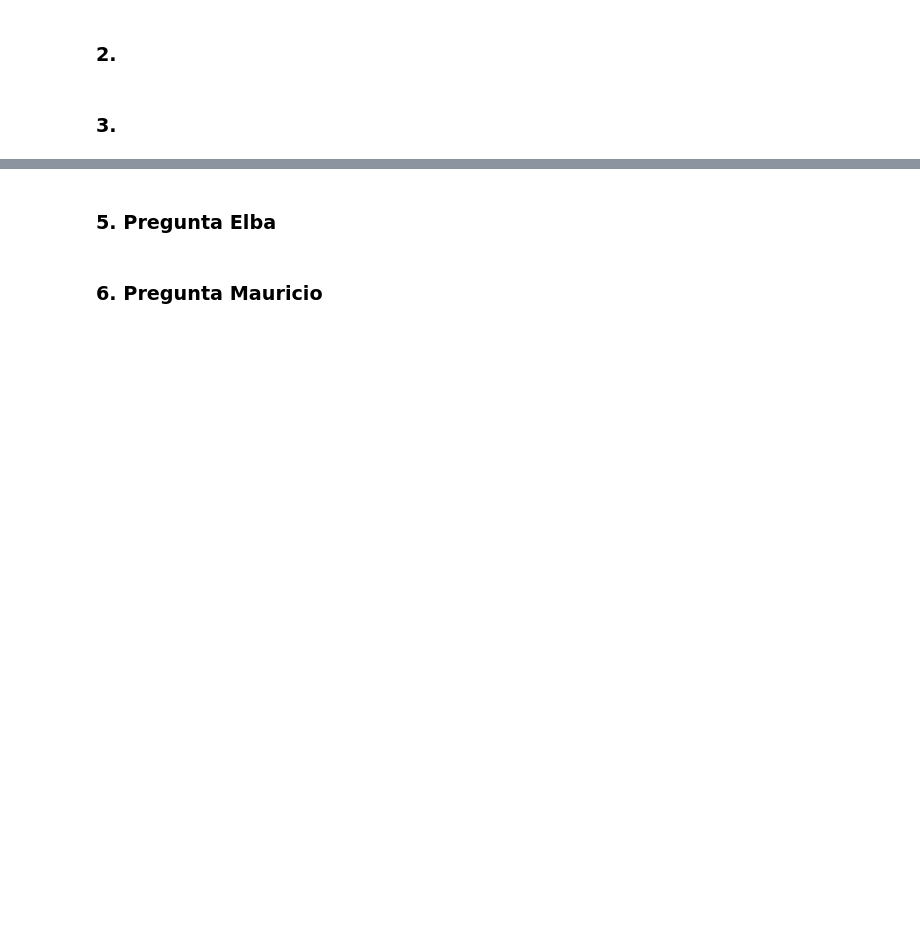
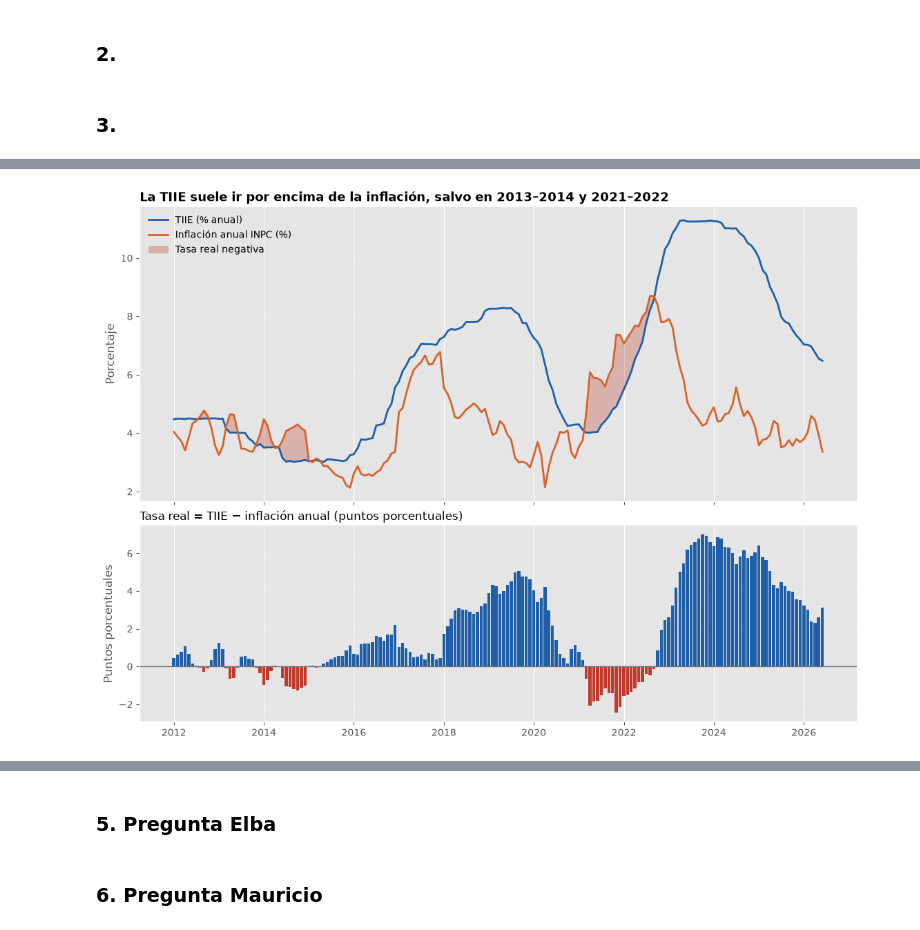
Before and after one commit to mauriciozimag/PyEconGDL, a Jupyter notebook: notebooks/reporte_de_proyecto.ipynb, the cells around one changed output, grey strips where cells are left out. Saved outputs shown, nothing was run; the diff lists cells and outputs as text; code cells hidden in the pictures; blank space fills up the shorter version.

Commit message:
Se trabajó en una pregunta de análisis. Se generó la carpeta pregunta2, donde se generaron los .png de las gráficas de dicha pregunta analítica. Se actualizó el requirements.txt

```diff
--- a/notebooks/reporte_de_proyecto.ipynb
+++ b/notebooks/reporte_de_proyecto.ipynb
@@ -43,0 +318,37 @@ PARQUET_PATH = Path("../data/processed/NOMBRE_DEL_ARCHIVO.parquet")  # TODO: cam
+# %%
+import os
+os.makedirs("../docs/pregunta2", exist_ok=True)
+
+AZUL, NARANJA, ROJO, GRIS = "#1F5FA8", "#D9622B", "#C0392B", "#6B7280"
+
+pdf["FECHA"] = pd.to_datetime(pdf["CICLO"] + "-01")
+neg_mask = (pdf["TASA_REAL"] < 0).to_numpy()
+
+fig, (ax1, ax2) = plt.subplots(2, 1, figsize=(11, 8), sharex=True, constrained_layout=True,
+                               gridspec_kw={"height_ratios": [3, 2]})
+
+# Panel 1: TIIE vs inflación anual
+ax1.plot(pdf["FECHA"], pdf["TIIE"], color=AZUL, lw=2, label="TIIE (% anual)")
+ax1.plot(pdf["FECHA"], pdf["INFLACION_ANUAL"], color=NARANJA, lw=2, label="Inflación anual INPC (%)")
+ax1.fill_between(pdf["FECHA"], pdf["TIIE"], pdf["INFLACION_ANUAL"], where=neg_mask,
+                 interpolate=True, color=ROJO, alpha=0.30, label="Tasa real negativa")
+ax1.set_title("La TIIE suele ir por encima de la inflación, salvo en 2013–2014 y 2021–2022", loc="left", fontsize=13, fontweight="bold")
+ax1.set_ylabel("Porcentaje")
+ax1.legend(frameon=False, loc="upper left")
+ax1.grid(axis="y", alpha=0.25)
+
+# Panel 2: tasa real
+colores = [ROJO if v < 0 else AZUL for v in pdf["TASA_REAL"]]
+ax2.bar(pdf["FECHA"], pdf["TASA_REAL"], width=25, color=colores)
+ax2.axhline(0, color=GRIS, lw=1)
+ax2.set_title("Tasa real = TIIE − inflación anual (puntos porcentuales)", loc="left", fontsize=12)
+ax2.set_ylabel("Puntos porcentuales")
+ax2.grid(axis="y", alpha=0.25)
+
+for ax in (ax1, ax2):
+    ax.spines[["top", "right"]].set_visible(False)
+
+fig.savefig("../docs/pregunta2/tiie_inpc_tasa_real.png", dpi=150)
+plt.show()
+# %% [output]
+[figure, added]
```
Also changed, not shown: parts of 20 cells of this notebook, 5 other files.
